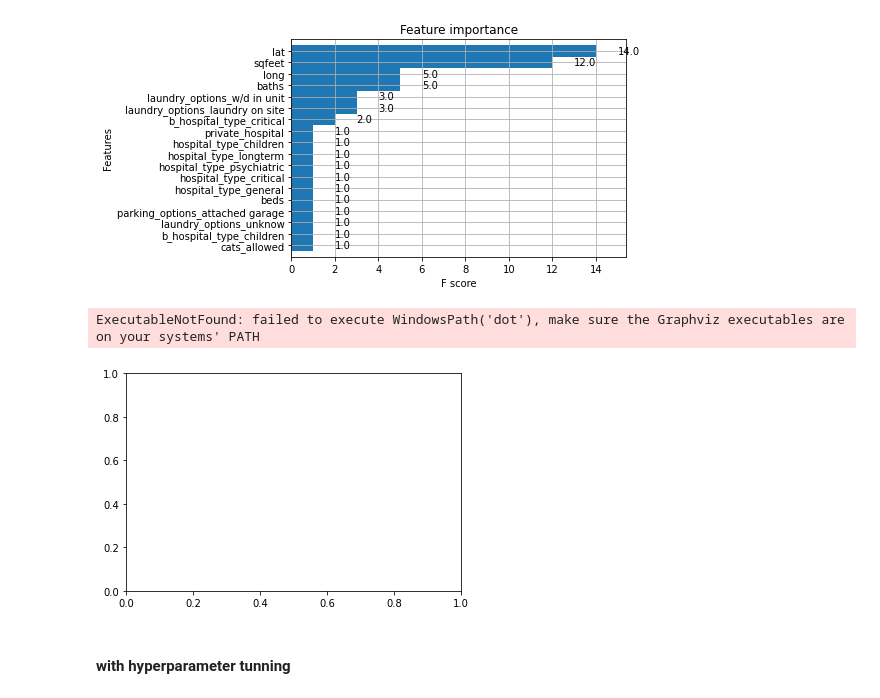
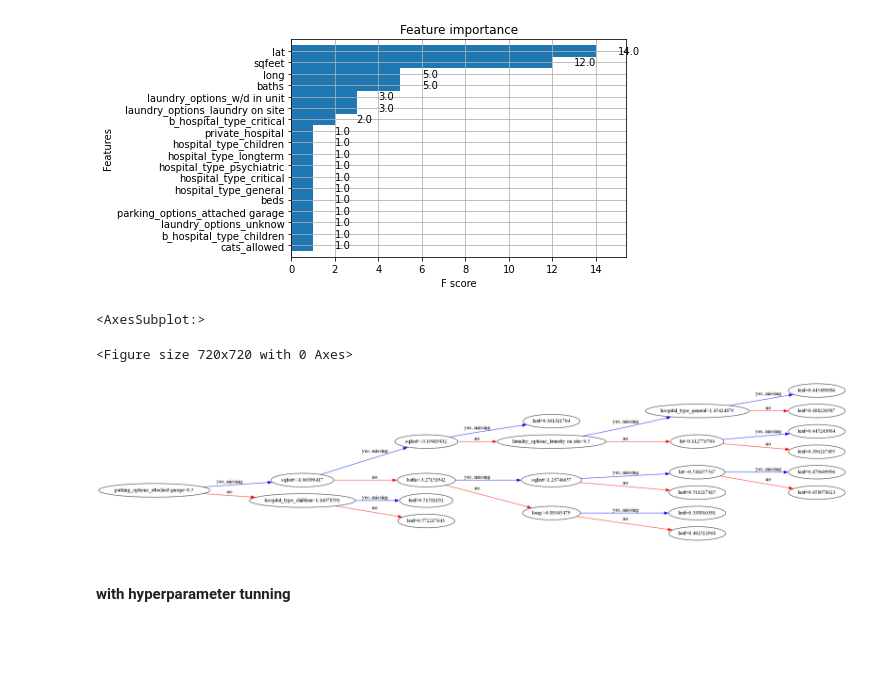
Before and after one commit to adriamd/ADSDB_project2, a Jupyter notebook: model.ipynb, the cells around one changed output. Cells and saved outputs as stored; diff of their text form; code cells hidden in the pictures; blank space fills up the shorter version.

```diff
--- a/model.ipynb
+++ b/model.ipynb
@@ -320,13 +387,13 @@ param = {
     'objective':'reg:squarederror',
     'verbosity':1,
     'learning_rate':0.3,
-    'max_depth':5,
+    'max_depth':10,
     'subsample':0.8, # to avoid overfitting
-    'reg_lambda':1, # L2 reg
+    'reg_lambda':0.1, # L2 reg
     'alpha':0, #L1 reg
     'max_leaves':10
 }
-n_estim = 5
+n_estim = 20
 # %%
 data_train = xgb.DMatrix(X_train, label=y_train)
 data_val = xgb.DMatrix(X_val, label=y_val)
@@ -360,8 +427,13 @@ plot_importance(xgb_1, max_num_features = 30, height = 1)
 # %% [output]
 <AxesSubplot:title={'center':'Feature importance'}, xlabel='F score', ylabel='Features'>
 [figure]
+# %%
+from matplotlib.pylab import rcParams
+rcParams['figure.figsize'] = 80,50
 # %%
-xgb.plot_tree(xgb_1, num_trees = 1, rankdir="LR") # FIX THIS!
+plt.figure(figsize=(10,10))
+xgb.plot_tree(xgb_1, num_trees = 4, rankdir="LR")
 # %% [output]
-ExecutableNotFound: failed to execute WindowsPath('dot'), make sure the Graphviz executables are on your systems' PATH
+<AxesSubplot:>
+<Figure size 720x720 with 0 Axes>
-[figure, old version]
+[figure, new version]
```
Also changed, not shown: parts of 21 cells of this notebook, 2 other files.
